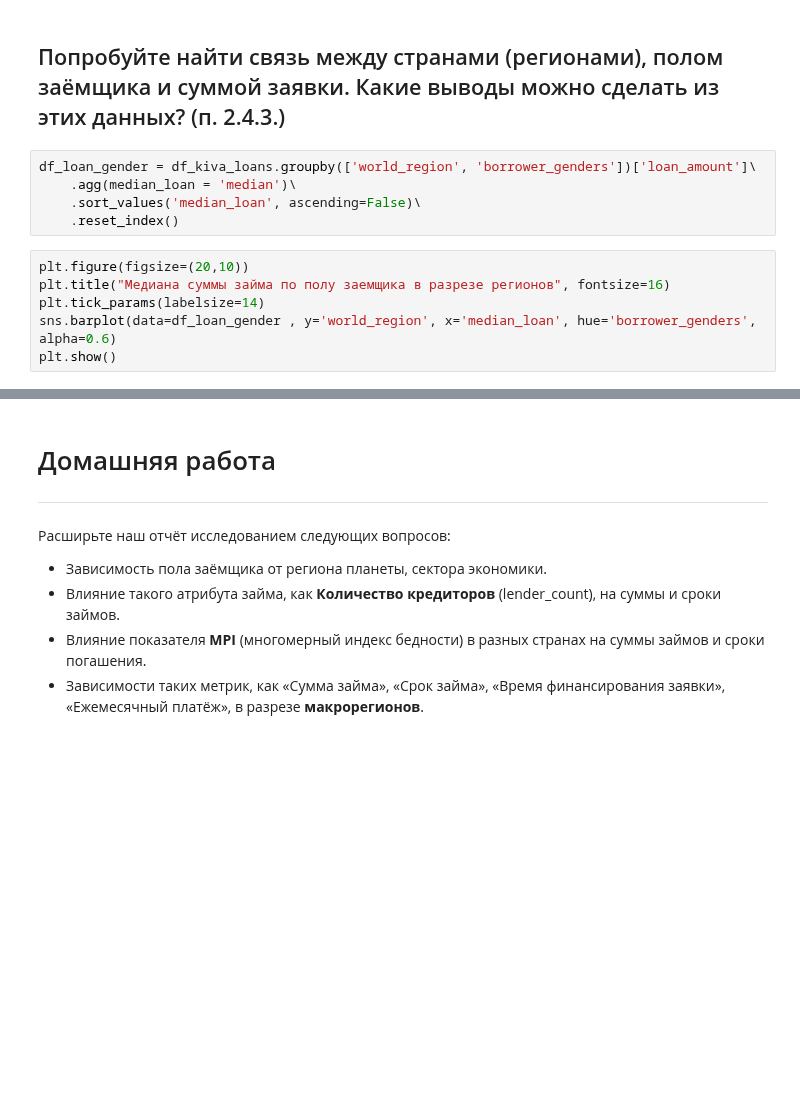
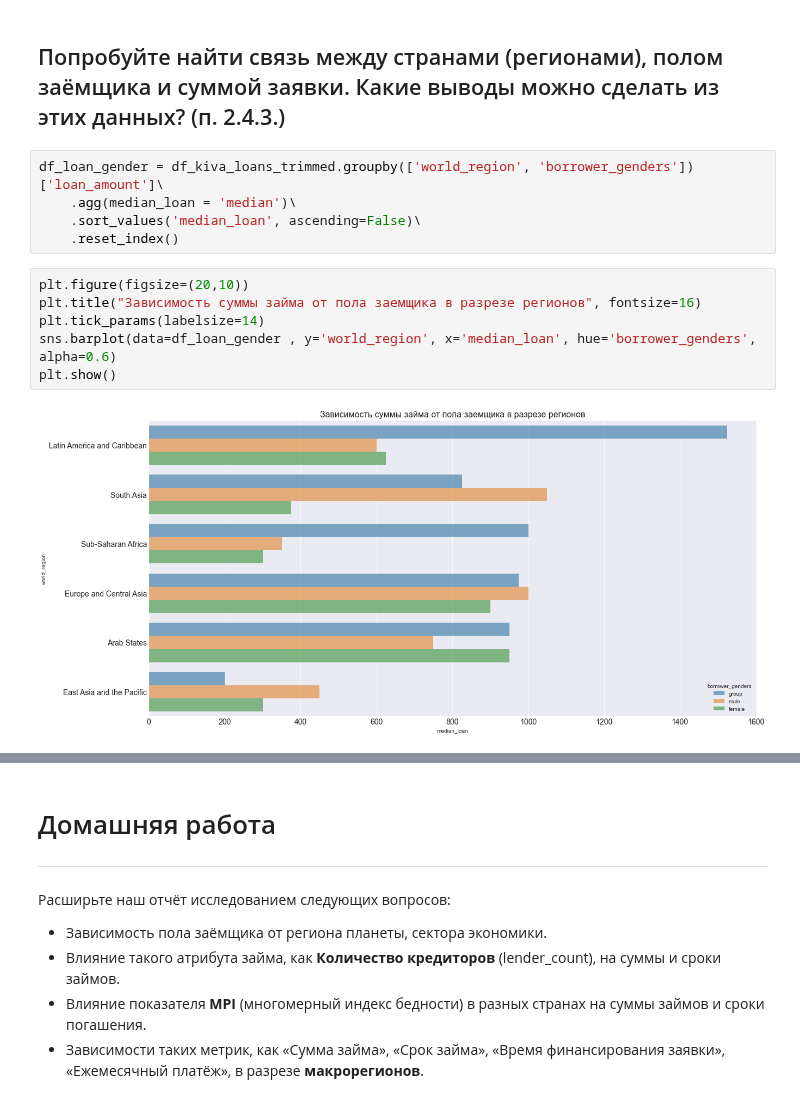
Before and after one commit to Dreeamcatcher/repo, a Jupyter notebook: skillbox/Data analytics - junior/lesson - EDA/hw-eda.ipynb, the cells around one changed output, grey strips where cells are left out. Cells and saved outputs as stored; diff of their text form; blank space fills up the shorter version.

```diff
--- a/skillbox/Data analytics - junior/lesson - EDA/hw-eda.ipynb
+++ b/skillbox/Data analytics - junior/lesson - EDA/hw-eda.ipynb
@@ -223,13 +223,15 @@ plot = borrowers.plot.pie(fontsize=16, autopct='%1.0f%%', labeldistance=1.2, rad
 # %% [markdown]
 ## Попробуйте найти связь между странами (регионами), полом заёмщика и суммой заявки. Какие выводы можно сделать из этих данных? (п. 2.4.3.)
 # %%
-df_loan_gender = df_kiva_loans.groupby(['world_region', 'borrower_genders'])['loan_amount']\
+df_loan_gender = df_kiva_loans_trimmed.groupby(['world_region', 'borrower_genders'])['loan_amount']\
     .agg(median_loan = 'median')\
     .sort_values('median_loan', ascending=False)\
     .reset_index()
 # %%
 plt.figure(figsize=(20,10))
-plt.title("Медиана суммы займа по полу заемщика в разрезе регионов", fontsize=16)
+plt.title("Зависимость суммы займа от пола заемщика в разрезе регионов", fontsize=16)
 plt.tick_params(labelsize=14)
 sns.barplot(data=df_loan_gender , y='world_region', x='median_loan', hue='borrower_genders', alpha=0.6)
 plt.show()
+# %% [output]
+[figure, added]
```
Also changed, not shown: parts of 8 cells of this notebook.
